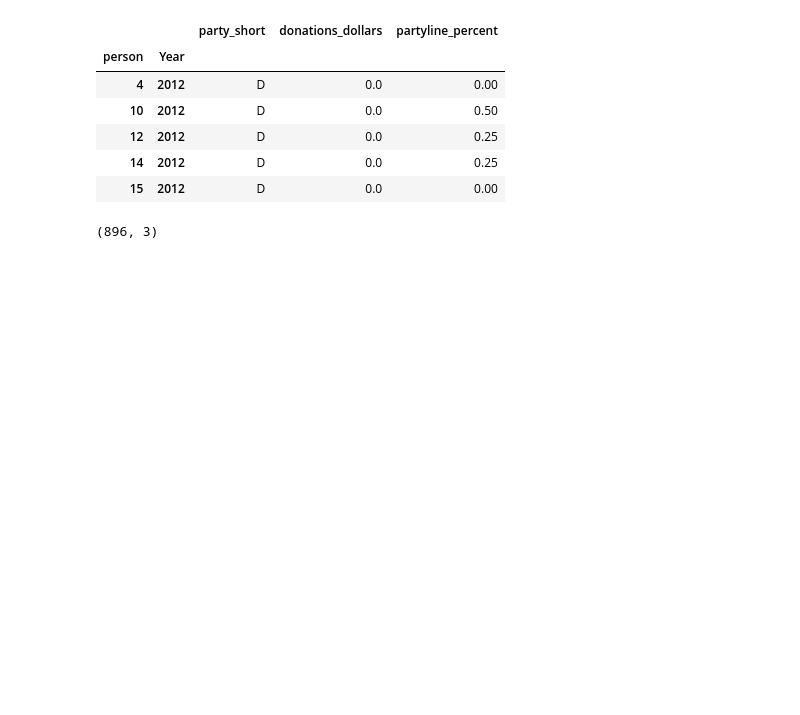
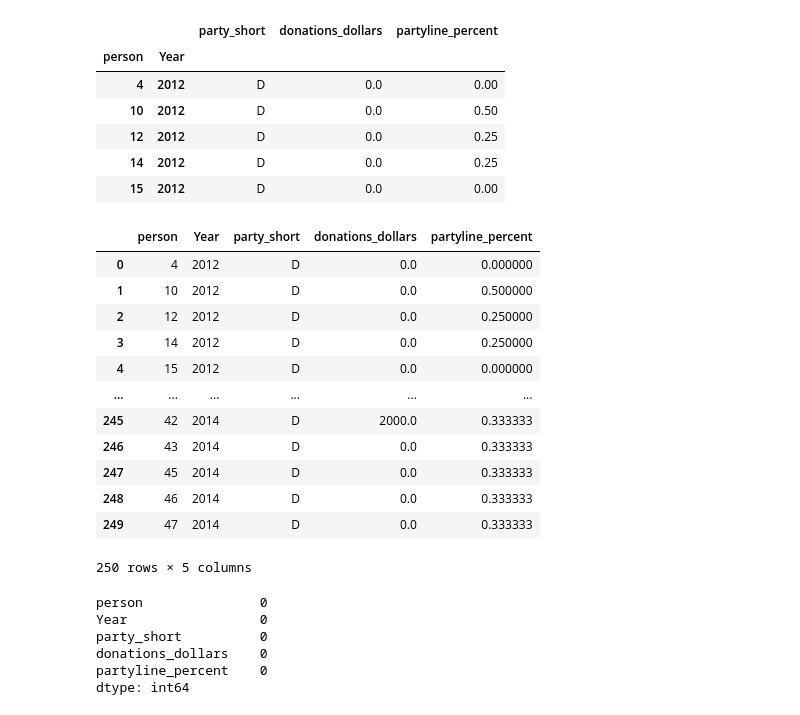
Before and after one commit to jmitchellb14/donorbehavior, a Jupyter notebook: Code/Wide_Long_Walt_Data.ipynb, the cells around one changed output. Cells and saved outputs as stored; diff of their text form; code cells hidden in the pictures; blank space fills up the shorter version.

```diff
--- a/Code/Wide_Long_Walt_Data.ipynb
+++ b/Code/Wide_Long_Walt_Data.ipynb
@@ -148,7 +148,3 @@ df_long.head()
 | 12 | 2012 | D | 0.0 | 0.25 |
 | 14 | 2012 | D | 0.0 | 0.25 |
 | 15 | 2012 | D | 0.0 | 0.00 |
-# %%
-df_long.shape
-# %% [output]
-(896, 3)
@@ -154,0 +153,28 @@ df_long.shape
+# %%
+df_long.head(250)
+# %% [output]
+|  | person | Year | party_short | donations_dollars | partyline_percent |
+| 0 | 4 | 2012 | D | 0.0 | 0.000000 |
+| 1 | 10 | 2012 | D | 0.0 | 0.500000 |
+| 2 | 12 | 2012 | D | 0.0 | 0.250000 |
+| 3 | 14 | 2012 | D | 0.0 | 0.250000 |
+| 4 | 15 | 2012 | D | 0.0 | 0.000000 |
+| ... | ... | ... | ... | ... | ... |
+| 245 | 42 | 2014 | D | 2000.0 | 0.333333 |
+| 246 | 43 | 2014 | D | 0.0 | 0.333333 |
+| 247 | 45 | 2014 | D | 0.0 | 0.333333 |
+| 248 | 46 | 2014 | D | 0.0 | 0.333333 |
+| 249 | 47 | 2014 | D | 0.0 | 0.333333 |
+250 rows × 5 columns
+# %%
+#missing values for predicotr variable means no vote, which will be classified as against party lines
+df_long = df_long.fillna(0)
+
+df_long.isnull().sum()
+# %% [output]
+person               0
+Year                 0
+party_short          0
+donations_dollars    0
+partyline_percent    0
+dtype: int64
```
Also changed, not shown: parts of 27 cells of this notebook.
